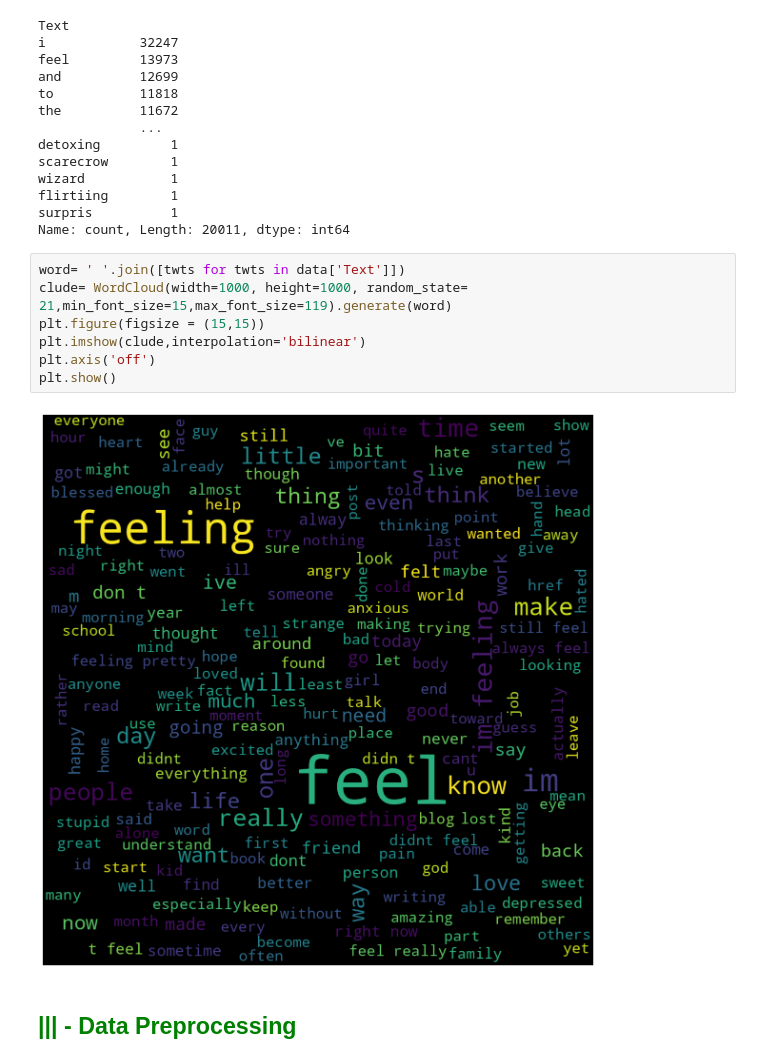
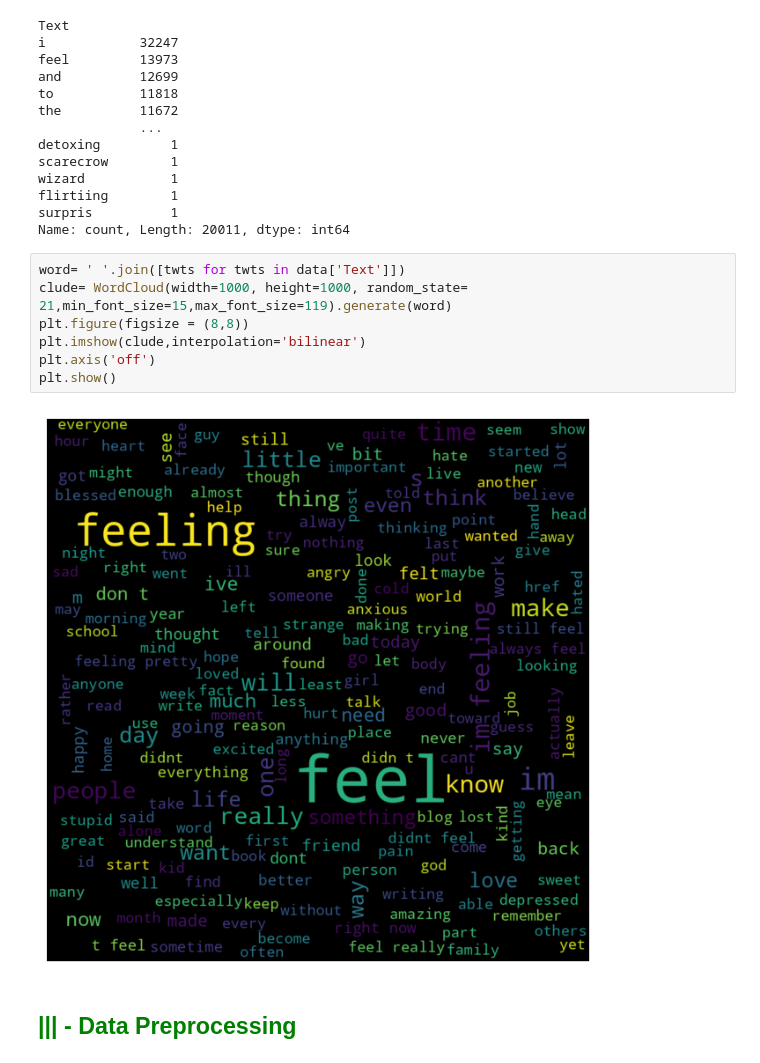
Before and after one commit to RolaMmss/R-aliser-un-site-de-suivi-de-patients-pour-un-psychologue, a Jupyter notebook: src/01-Preprocessing&first_Model.ipynb, the cells around one changed output. Cells and saved outputs as stored; diff of their text form.

```diff
--- a/src/01-Preprocessing&first_Model.ipynb
+++ b/src/01-Preprocessing&first_Model.ipynb
@@ -105,12 +105,12 @@ Name: count, Length: 20011, dtype: int64
 # %%
 word= ' '.join([twts for twts in data['Text']])
 clude= WordCloud(width=1000, height=1000, random_state= 21,min_font_size=15,max_font_size=119).generate(word)
-plt.figure(figsize = (15,15))
+plt.figure(figsize = (8,8))
 plt.imshow(clude,interpolation='bilinear')
 plt.axis('off')
 plt.show()
 # %% [output]
-[figure, old version]
+[figure, new version]
 # %% [markdown]
 ## <font color="green"> ||| - Data Preprocessing</font>
 # %%
```
Also changed, not shown: parts of 18 cells of this notebook, 1 other file.
